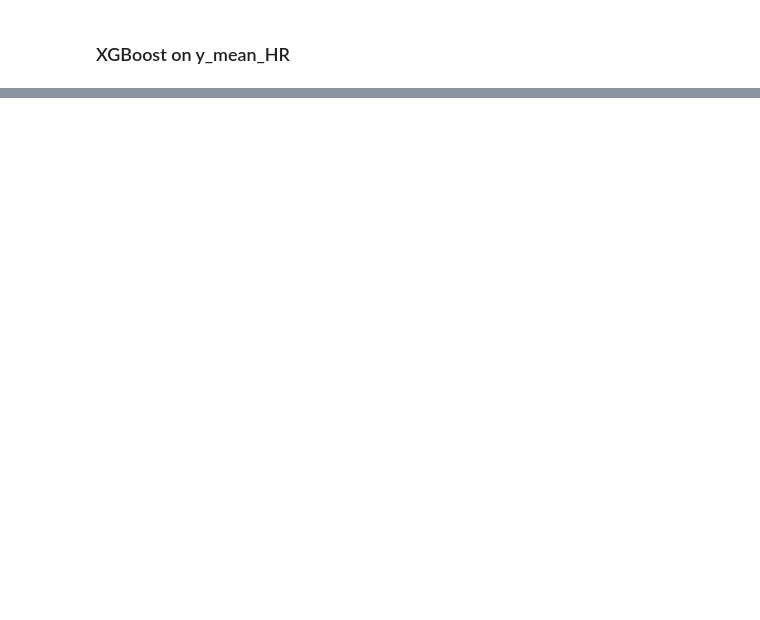
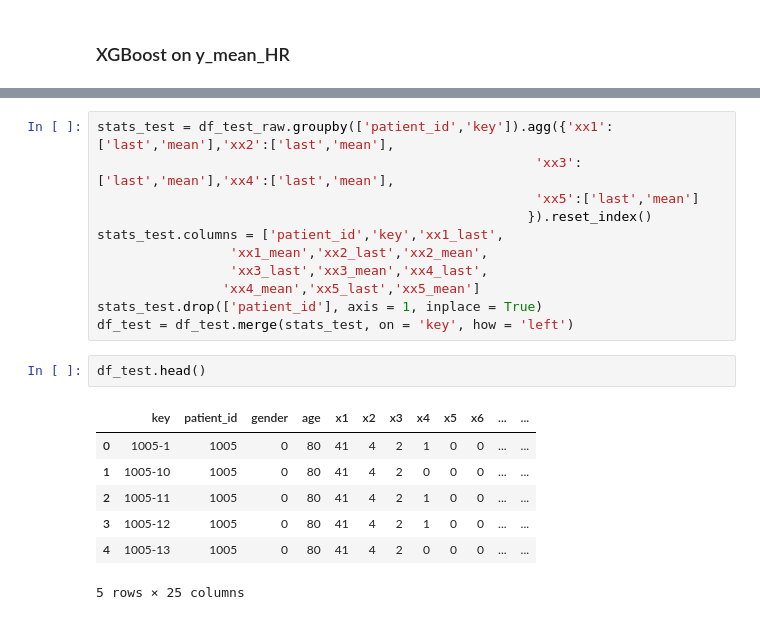
Before and after one commit to samarthinani94/Short_term_heart_condition, a Jupyter notebook: vivian_model.ipynb, the cells around one changed output, grey strips where cells are left out. Saved outputs shown, nothing was run; the diff lists cells and outputs as text; blank space fills up the shorter version.

```diff
--- a/vivian_model.ipynb
+++ b/vivian_model.ipynb
@@ -108,0 +178,21 @@ regr_model_hr.score(X_hr_val, y_hr_val)
+# %%
+stats_test = df_test_raw.groupby(['patient_id','key']).agg({'xx1':['last','mean'],'xx2':['last','mean'],
+                                                        'xx3':['last','mean'],'xx4':['last','mean'],
+                                                        'xx5':['last','mean']
+                                                       }).reset_index()
+stats_test.columns = ['patient_id','key','xx1_last',
+                 'xx1_mean','xx2_last','xx2_mean',
+                 'xx3_last','xx3_mean','xx4_last',
+                'xx4_mean','xx5_last','xx5_mean']
+stats_test.drop(['patient_id'], axis = 1, inplace = True)
+df_test = df_test.merge(stats_test, on = 'key', how = 'left')
+# %%
+df_test.head()
+# %% [output]
+|  | key | patient_id | gender | age | x1 | x2 | x3 | x4 | x5 | x6 | ... | ... |
+| 0 | 1005-1 | 1005 | 0 | 80 | 41 | 4 | 2 | 1 | 0 | 0 | ... | ... |
+| 1 | 1005-10 | 1005 | 0 | 80 | 41 | 4 | 2 | 0 | 0 | 0 | ... | ... |
+| 2 | 1005-11 | 1005 | 0 | 80 | 41 | 4 | 2 | 1 | 0 | 0 | ... | ... |
+| 3 | 1005-12 | 1005 | 0 | 80 | 41 | 4 | 2 | 1 | 0 | 0 | ... | ... |
+| 4 | 1005-13 | 1005 | 0 | 80 | 41 | 4 | 2 | 0 | 0 | 0 | ... | ... |
+5 rows × 25 columns
```
Also changed, not shown: parts of 57 cells of this notebook.
